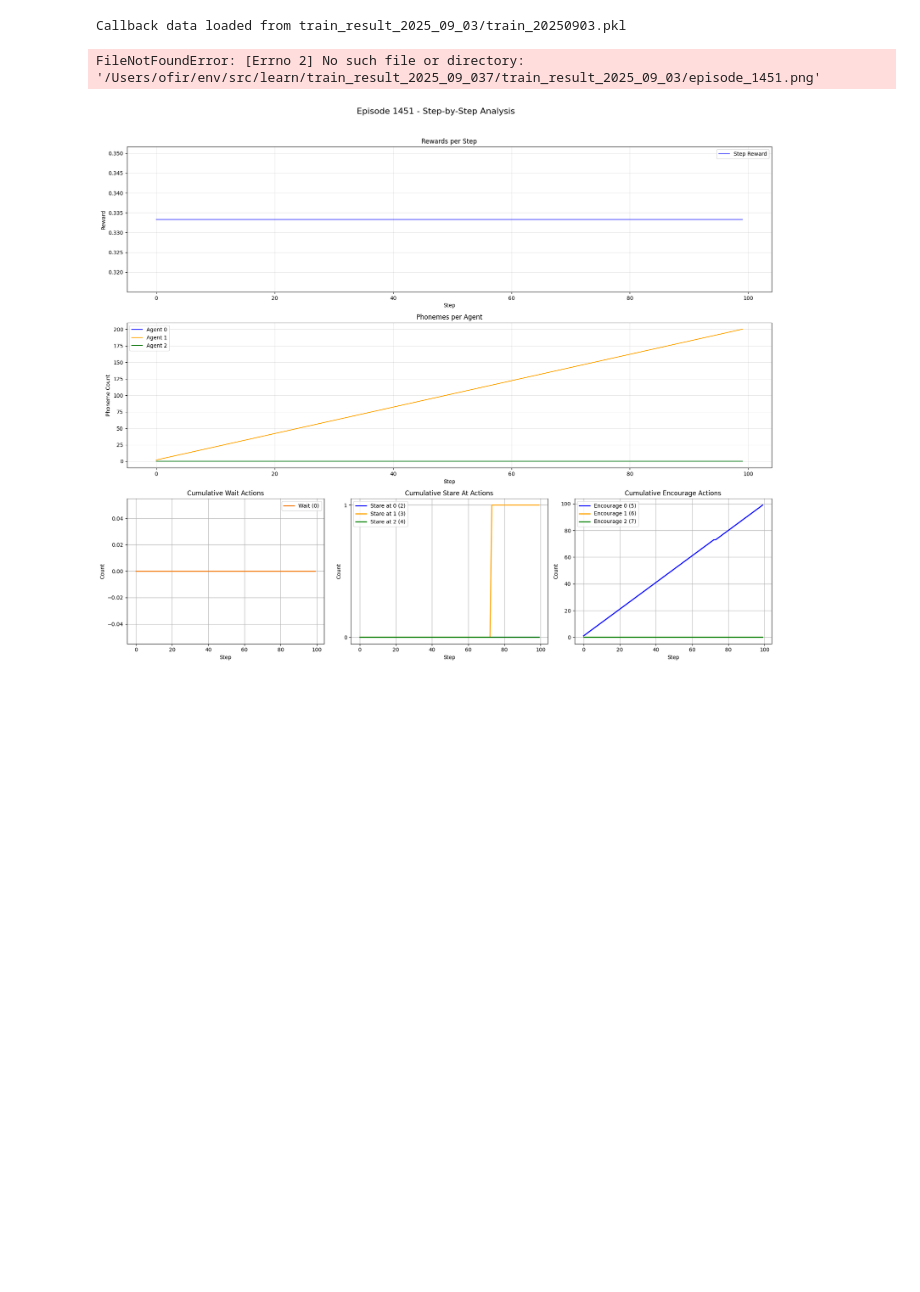
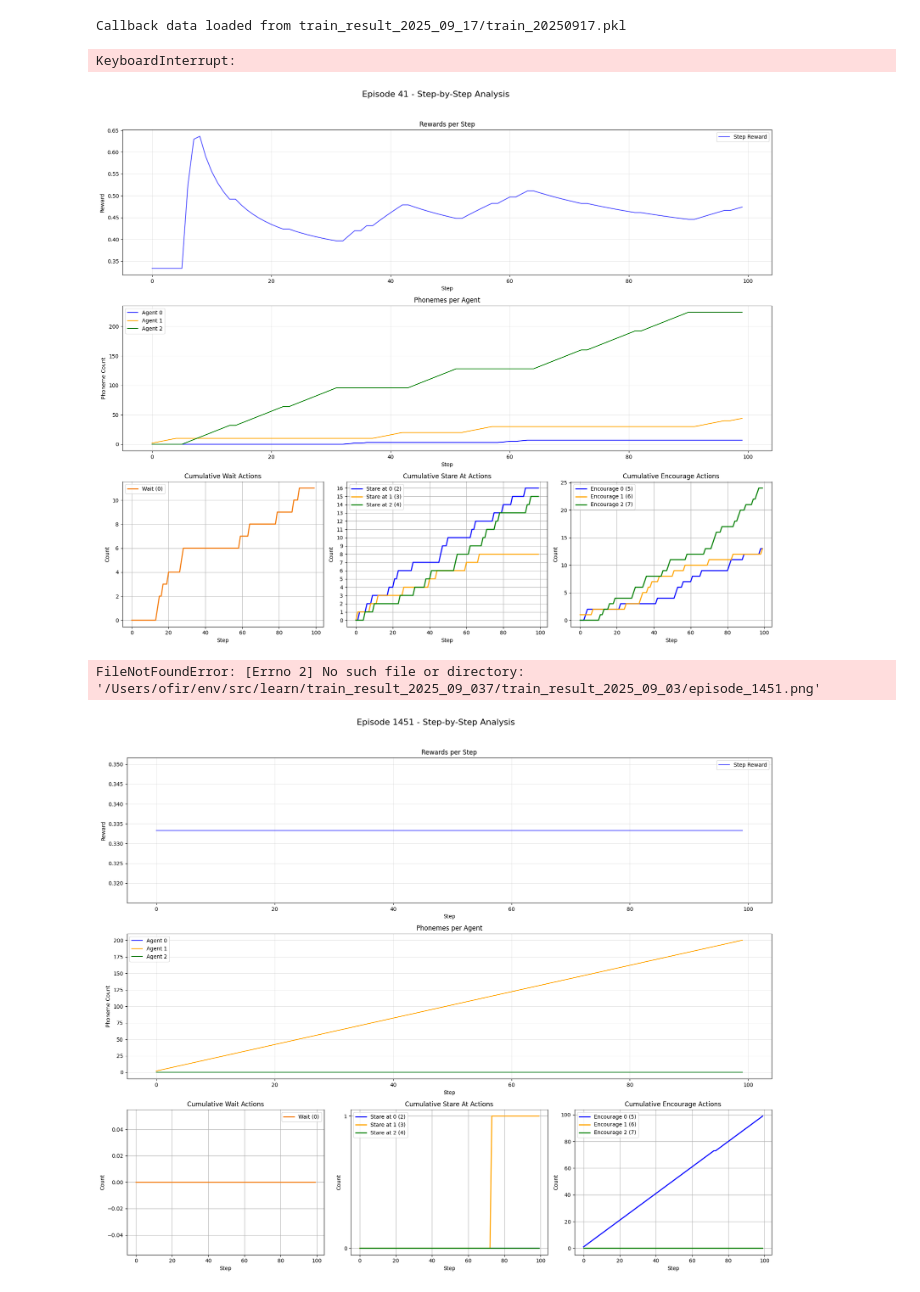
Before and after one commit to ofirmac/env, a Jupyter notebook: src/learn/graphs.ipynb, the cells around one changed output. Drawn from its saved outputs; the diff is of its cells as text; code cells hidden in the pictures; blank space fills up the shorter version.

```diff
--- a/src/learn/graphs.ipynb
+++ b/src/learn/graphs.ipynb
@@ -7,9 +7,9 @@ import numpy as np
 # %%
 train = CallbackPerEpisode()
 # %%
-data = train.load_data("train_result_2025_09_03/train_20250903.pkl")
+data = train.load_data("train_result_2025_09_17/train_20250917.pkl")
 # %% [output]
-Callback data loaded from train_result_2025_09_03/train_20250903.pkl
+Callback data loaded from train_result_2025_09_17/train_20250917.pkl
 # %%
 from datetime import datetime
 date_str = datetime.now().strftime("%Y_%m_%d")
@@ -17,7 +17,10 @@ os.makedirs(f"train_result_2025_09_03/train_result_{date_str}", exist_ok=True)
 # %%
 import os
 # Create the directory if it doesn't exist
-os.makedirs(f"train_result_20250827/train_result_{date_str}", exist_ok=True)
+os.makedirs(f"train_result_2025_09_16/train_result_{date_str}", exist_ok=True)
 for i in range(720):
-    train._create_episode_plot_3(i, f"train_result_2025_08_27/train_result_{date_str}")
+    train._create_episode_plot_3(i, f"train_result_2025_09_16/train_result_{date_str}")
+# %% [output]
+KeyboardInterrupt:
+[figure, added]
 # %%
```
Also changed, not shown: parts of 4 cells of this notebook, 9 other files.
